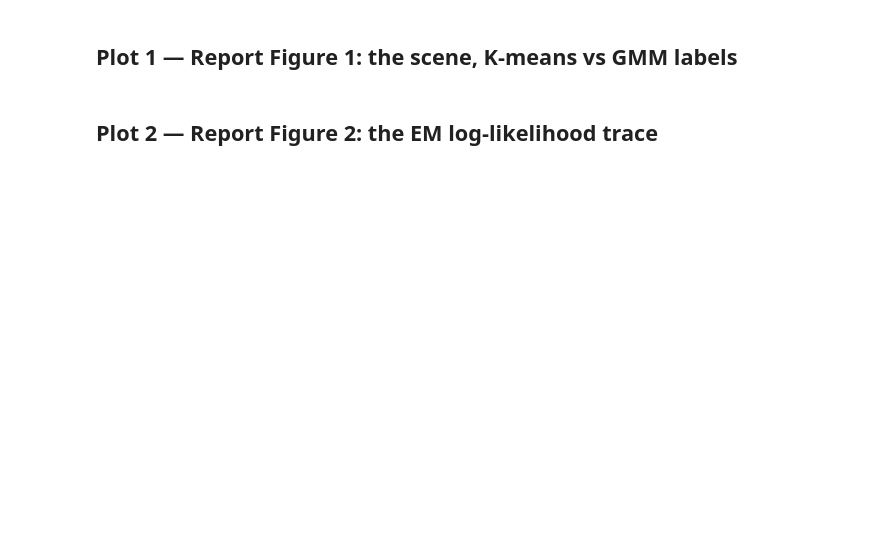
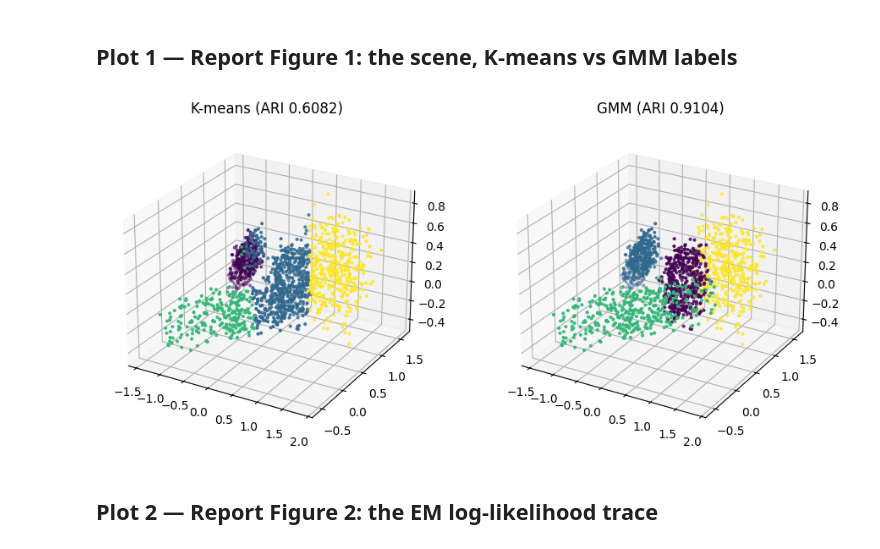
Before and after one commit to rhddnjs1974/machine-learning-project, a Jupyter notebook: lab03/notebooks/lab03_visualization.ipynb, the cells around one changed output. Cells and saved outputs as stored; diff of their text form; code cells hidden in the pictures; blank space fills up the shorter version.

```diff
--- a/lab03/notebooks/lab03_visualization.ipynb
+++ b/lab03/notebooks/lab03_visualization.ipynb
@@ -29,13 +31,22 @@ print(f'{len(X)} pts, k-means inertia {inertia:.2f}, '
 # %% [markdown]
 ## Plot 1 — Report Figure 1: the scene, K-means vs GMM labels
 # %%
-# ============ TODO (Plot 1) ============
-# Two 3D scatter panels side by side (projection='3d'):
-#   left  = X colored by km_labels, right = X colored by gmm_labels.
-# Same viewing angle on both (e.g., ax.view_init(elev=25, azim=-60)).
-# Put the ARI of each method in the panel title so the figure carries its
-# own evidence. Look for where k-means cuts the long box / merges objects.
-# =======================================
+fig = plt.figure(figsize=(11, 5))
+
+ax = fig.add_subplot(1, 2, 1, projection='3d')
+ax.scatter(X[:, 0], X[:, 1], X[:, 2], c=km_labels, s=4)
+ax.view_init(elev=25, azim=-60)
+ax.set_title(f'K-means (ARI {lab03.adjusted_rand_index(labels_true, km_labels):.4f})')
+
+ax = fig.add_subplot(1, 2, 2, projection='3d')
+ax.scatter(X[:, 0], X[:, 1], X[:, 2], c=gmm_labels, s=4)
+ax.view_init(elev=25, azim=-60)
+ax.set_title(f'GMM (ARI {lab03.adjusted_rand_index(labels_true, gmm_labels):.4f})')
+
+plt.savefig('fig1.png', dpi=150, bbox_inches='tight')
+plt.show()
+# %% [output]
+[figure, added]
 # %% [markdown]
 ## Plot 2 — Report Figure 2: the EM log-likelihood trace
 # %%
```
Also changed, not shown: parts of 3 cells of this notebook, 6 other files.
